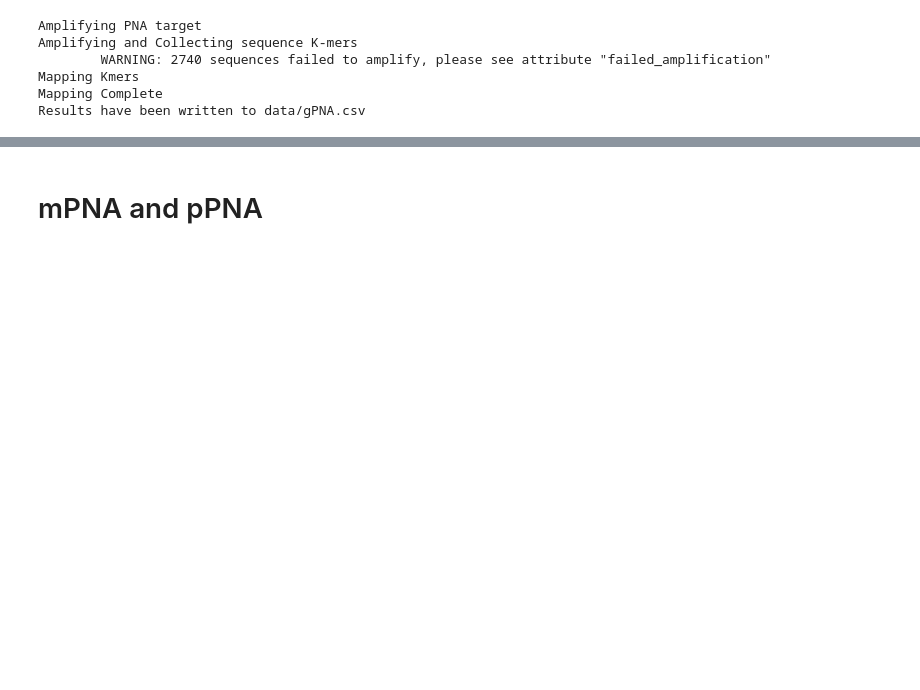
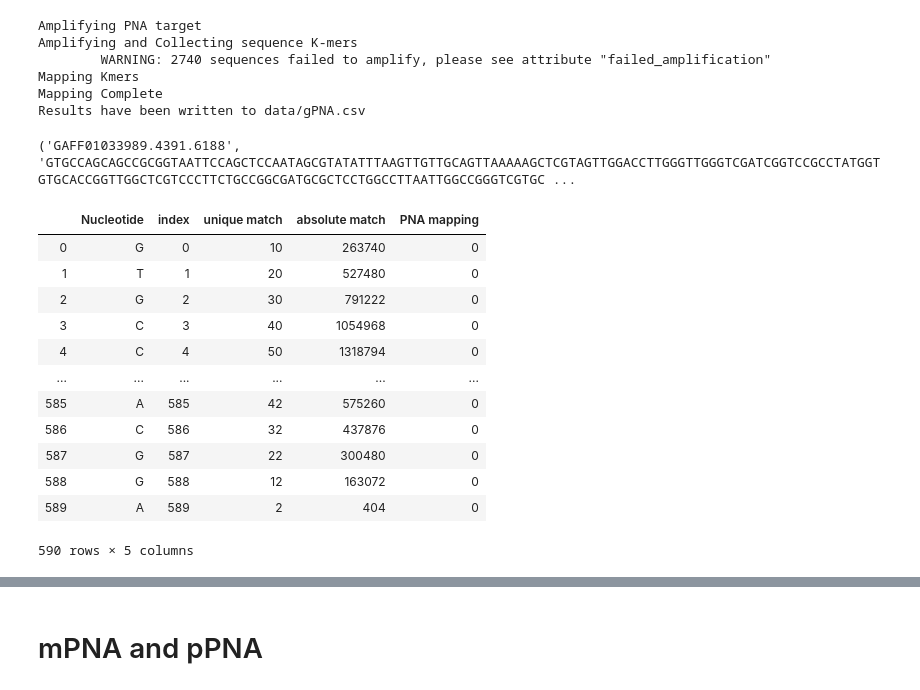
Before and after one commit to SEpapoulis/MAPT, a Jupyter notebook: Moccia_PNA/Moccia_PNA.ipynb, the cells around one changed output, grey strips where cells are left out. Drawn from its saved outputs; the diff is of its cells as text; code cells hidden in the pictures; blank space fills up the shorter version.

```diff
--- a/Moccia_PNA/Moccia_PNA.ipynb
+++ b/Moccia_PNA/Moccia_PNA.ipynb
@@ -32,4 +32,23 @@ Amplifying and Collecting sequence K-mers
 Mapping Kmers
 Mapping Complete
 Results have been written to data/gPNA.csv
+# %%
+gPNA_target = "CGGCCGCTACGC"
+gPNA = pd.DataFrame(designer_gPNA.map_PNA(gPNA_target))
+gPNA
+# %% [output]
+('GAFF01033989.4391.6188', 'GTGCCAGCAGCCGCGGTAATTCCAGCTCCAATAGCGTATATTTAAGTTGTTGCAGTTAAAAAGCTCGTAGTTGGACCTTGGGTTGGGTCGATCGGTCCGCCTATGGTGTGCACCGGTTGGCTCGTCCCTTCTGCCGGCGATGCGCTCCTGGCCTTAATTGGCCGGGTCGTGC ...
+|  | Nucleotide | index | unique match | absolute match | PNA mapping |
+| 0 | G | 0 | 10 | 263740 | 0 |
+| 1 | T | 1 | 20 | 527480 | 0 |
+| 2 | G | 2 | 30 | 791222 | 0 |
+| 3 | C | 3 | 40 | 1054968 | 0 |
+| 4 | C | 4 | 50 | 1318794 | 0 |
+| ... | ... | ... | ... | ... | ... |
+| 585 | A | 585 | 42 | 575260 | 0 |
+| 586 | C | 586 | 32 | 437876 | 0 |
+| 587 | G | 587 | 22 | 300480 | 0 |
+| 588 | G | 588 | 12 | 163072 | 0 |
+| 589 | A | 589 | 2 | 404 | 0 |
+590 rows × 5 columns
 # %%
```
Also changed, not shown: parts of 18 cells of this notebook, 3 other files.
